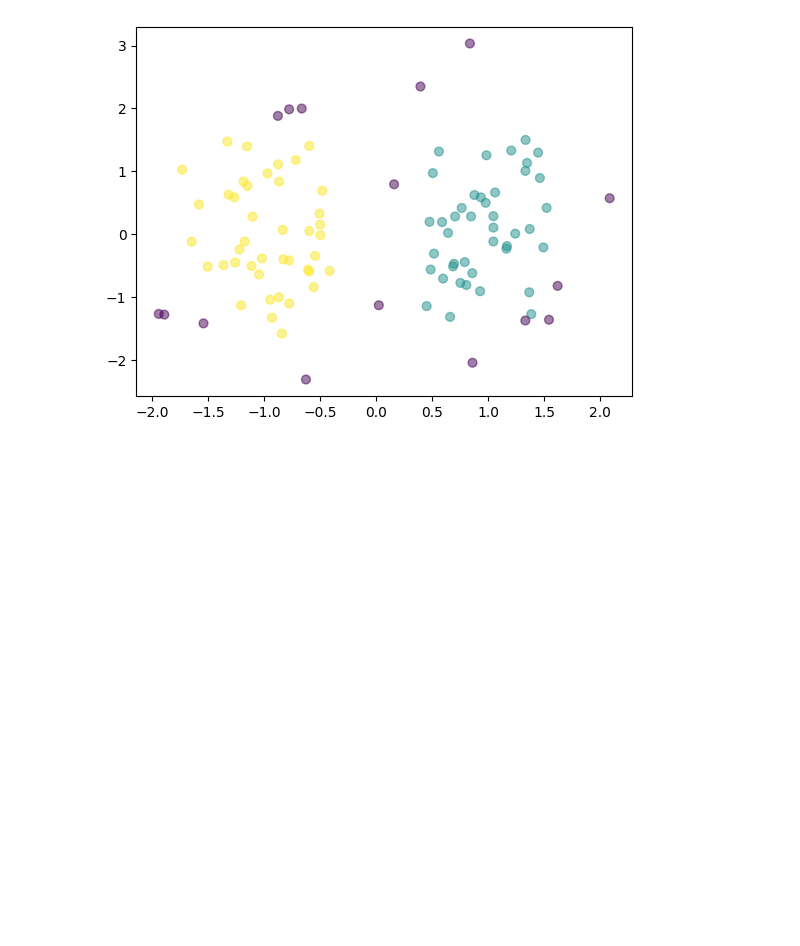
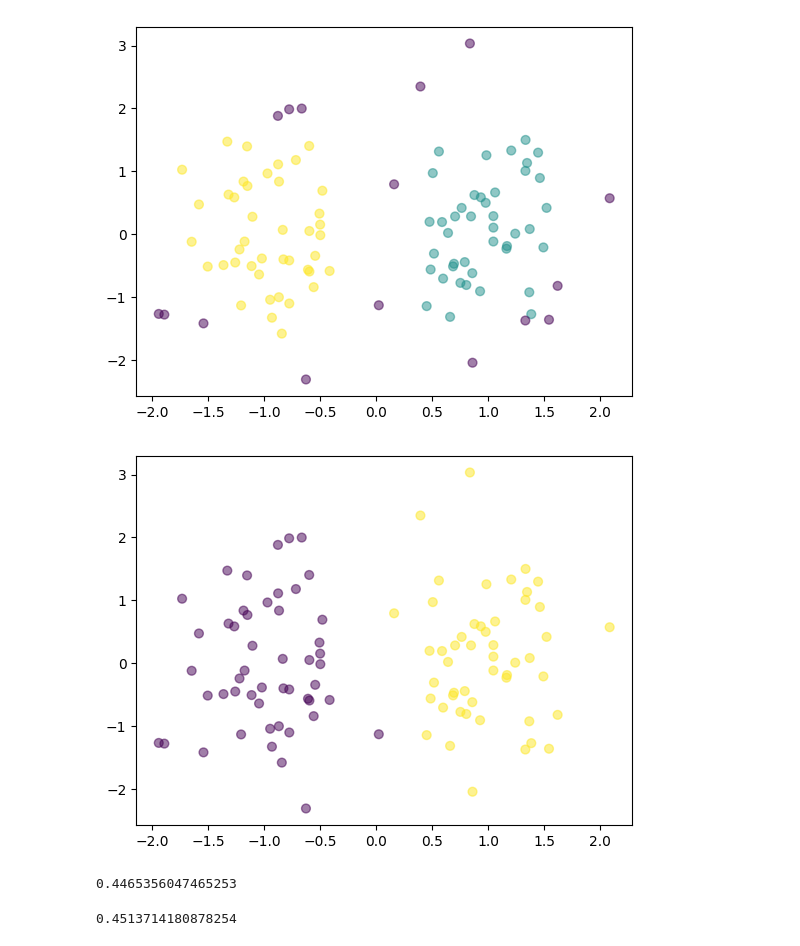
Before and after one commit to hik023/data_science_training, a Jupyter notebook: neural/clustering/7.5_dbscan.ipynb, the cells around one changed output. Drawn from its saved outputs; the diff is of its cells as text; code cells hidden in the pictures; blank space fills up the shorter version.

Commit message:
Clustering metrics

```diff
--- a/neural/clustering/7.5_dbscan.ipynb
+++ b/neural/clustering/7.5_dbscan.ipynb
@@ -23,3 +23,12 @@ plt.scatter(X[:,0], X[:,1], s=40, c=labels, alpha=0.5)
 plt.show()
 # %% [output]
 [figure]
+# %%
+from sklearn.cluster import KMeans
+
+model = KMeans(n_clusters=2).fit(X)
+# %%
+plt.scatter(X[:,0], X[:,1], s=40, c=model.labels_, alpha=0.5)
+plt.show()
+# %% [output]
+[figure, added]
@@ -25,0 +37,11 @@ plt.show()
+# %%
+score = silhouette_score(X, model.labels_)
+print(score)
+# %% [output]
+0.4465356047465253
+# %%
+model = KMeans(n_clusters=3).fit(X)
+score = silhouette_score(X, model.labels_)
+print(score)
+# %% [output]
+0.4513714180878254
```
Also changed, not shown: parts of 4 cells of this notebook, 2 other files.
